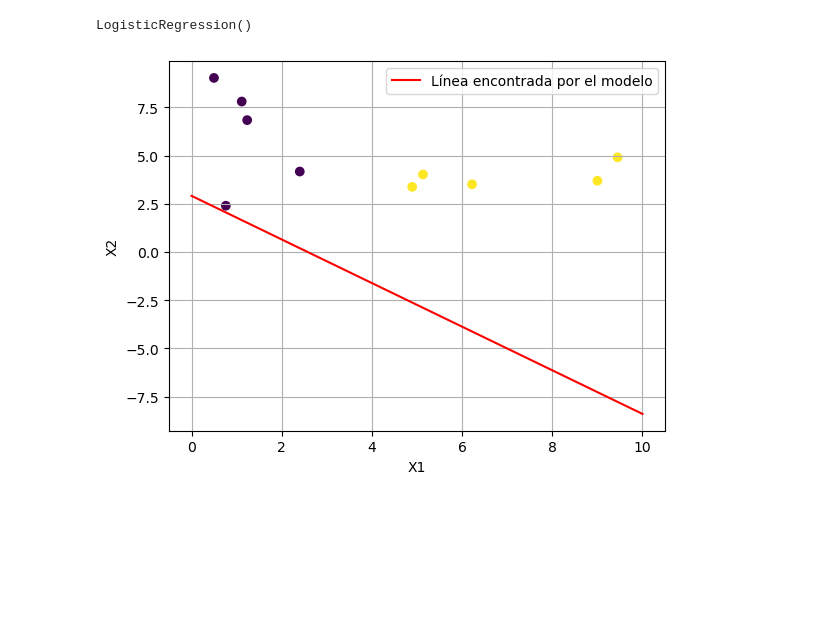
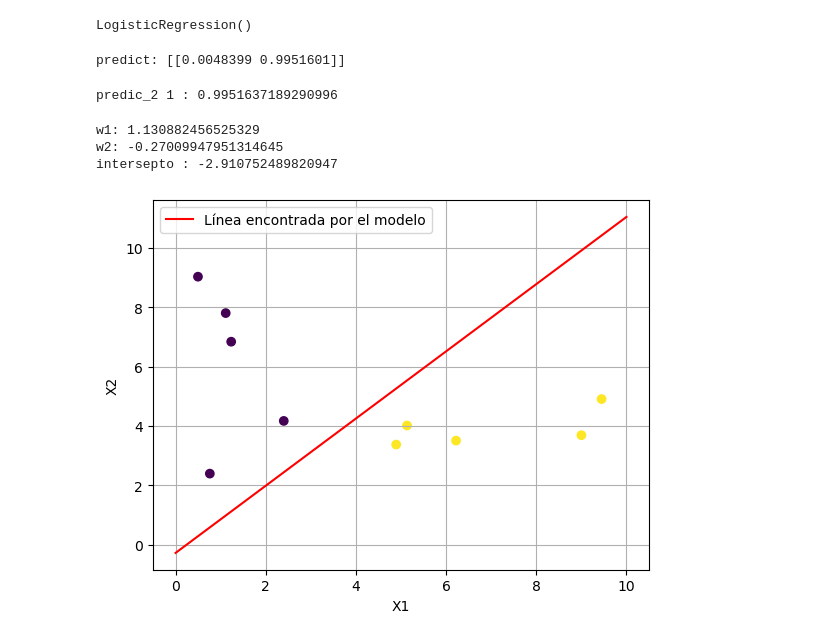
Before and after one commit to nestorm94/Aprendizaje_Maquinas, a Jupyter notebook: ejercicio_reg_logística.ipynb, the cells around one changed output. Cells and saved outputs as stored; diff of their text form; code cells hidden in the pictures; blank space fills up the shorter version.

```diff
--- a/ejercicio_reg_logística.ipynb
+++ b/ejercicio_reg_logística.ipynb
@@ -236,3 +240,8 @@ modelo = LogisticRegression()
 modelo.fit(muestras, clases)
 # %% [output]
 LogisticRegression()
+# %%
+predict = modelo.predict_proba([[8,3]])
+print("predict:", predict)
+# %% [output]
+predict: [[0.0048399 0.9951601]]
@@ -239,19 +252,44 @@ LogisticRegression()
+# %%
+# Valores de theta1 y theta0 para definir la línea
+theta_1 = 1.130882456525329
+theta_0 = -0.27009947951314645
+inter = -2.910
+
+ # Este valor es mayor que el valor calculado por la línea
+x1_above = 8.0
+x2_above = 3.0
+
+f_1 = f_1(x1_above, x2_above, theta_1, theta_0,inter)
+
+predic_2 = sigmoid(f_1)
+print("predic_2 1 :", predic_2)
+# %% [output]
+predic_2 1 : 0.9951637189290996
 # %%
 theta1 = modelo.coef_[0][0]
-theta0 = modelo.intercept_[0]
+theta0 = modelo.coef_[0][1]
+inter = modelo.intercept_[0]
+
+print("w1:", theta1)
+print("w2:", theta0)
+print("intersepto :", inter)
+# %% [output]
+w1: 1.130882456525329
+w2: -0.27009947951314645
+intersepto : -2.910752489820947
 # %%
 # Crear una gráfica para mostrar los datos de muestra y la línea
 plt.scatter(muestras[:, 0], muestras[:, 1], c=clases)
 x1_values = np.linspace(0, 10, 100)  # Valores de x1 para la línea
-x2_values = -(theta1 * x1_values + theta0)  # Calcular x2 utilizando la ecuación de la línea
+x2_values = theta1 * x1_values + theta0  # Calcular x2 utilizando la ecuación de la línea
 
 plt.plot(x1_values, x2_values, 'r-', label="Línea encontrada por el modelo")
 plt.xlabel("X1")
 plt.ylabel("X2")
 plt.legend()
 plt.grid()
 
 # Mostrar la gráfica
 plt.show()
 # %% [output]
-[figure, old version]
+[figure, new version]
```
Also changed, not shown: parts of 4 cells of this notebook, 1 other file.
